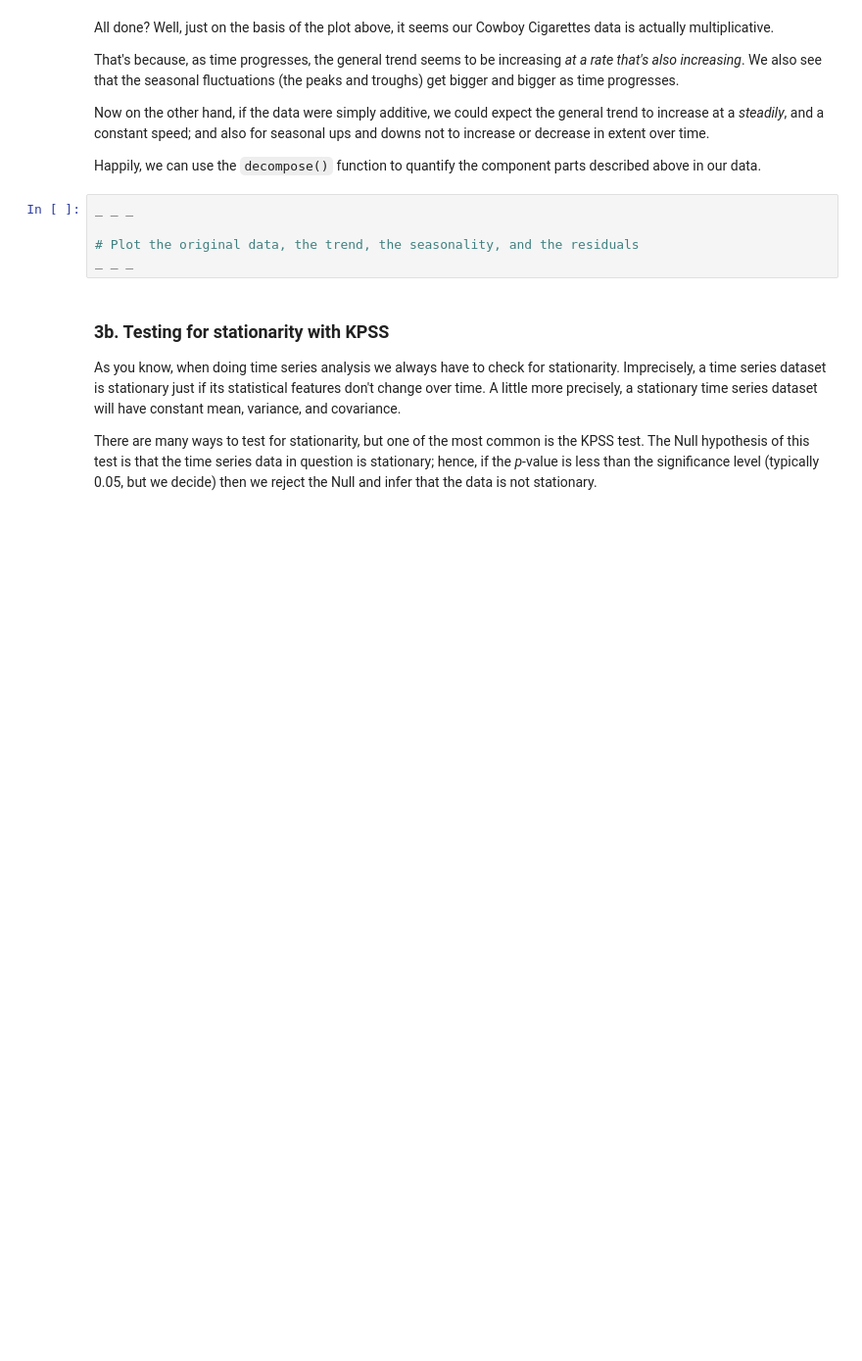
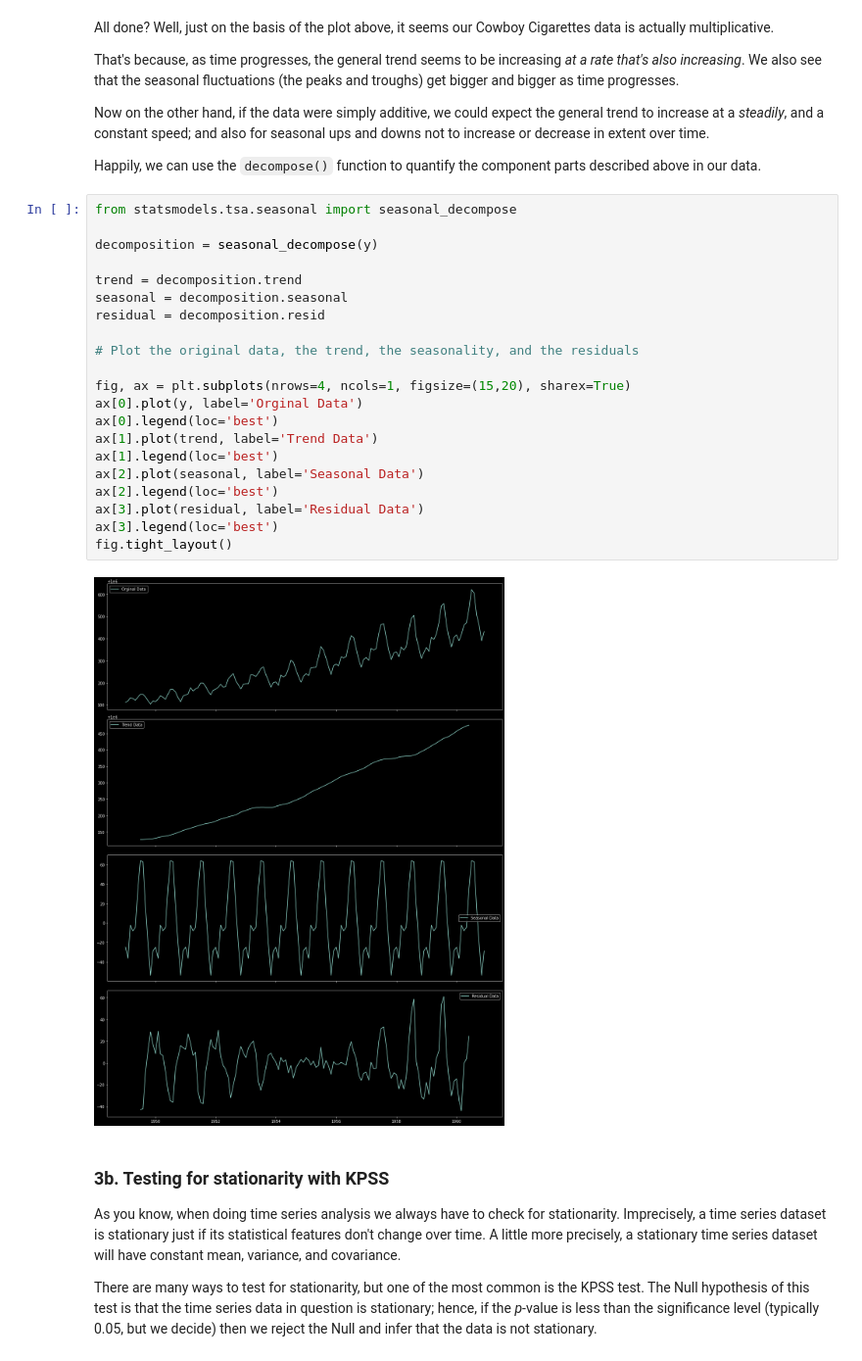
Before and after one commit to willkchan/Cowboy-Cigarettes-Time-Series-Investigation, a Jupyter notebook: Cowboys&CigrettesCaseStudy/Cowboy Cigarettes Case Study - Tier 3.ipynb, the cells around one changed output. Shown at 98% size. Cells and saved outputs as stored; diff of their text form; blank space fills up the shorter version.

```diff
--- a/Cowboys&CigrettesCaseStudy/Cowboy Cigarettes Case Study - Tier 3.ipynb
+++ b/Cowboys&CigrettesCaseStudy/Cowboy Cigarettes Case Study - Tier 3.ipynb
@@ -265,11 +273,29 @@ That's because, as time progresses, the general trend seems to be increasing *at
 Now on the other hand, if the data were simply additive, we could expect the general trend to increase at a *steadily*, and a constant speed; and also for seasonal ups and downs not to increase or decrease in extent over time.
 
 Happily, we can use the `decompose()` function to quantify the component parts described above in our data.
-# %%
-_ _ _
-
-# Plot the original data, the trend, the seasonality, and the residuals
-_ _ _
+# %%
+from statsmodels.tsa.seasonal import seasonal_decompose
+
+decomposition = seasonal_decompose(y)
+
+trend = decomposition.trend
+seasonal = decomposition.seasonal
+residual = decomposition.resid
+
+# Plot the original data, the trend, the seasonality, and the residuals
+
+fig, ax = plt.subplots(nrows=4, ncols=1, figsize=(15,20), sharex=True)
+ax[0].plot(y, label='Orginal Data')
+ax[0].legend(loc='best')
+ax[1].plot(trend, label='Trend Data')
+ax[1].legend(loc='best')
+ax[2].plot(seasonal, label='Seasonal Data')
+ax[2].legend(loc='best')
+ax[3].plot(residual, label='Residual Data')
+ax[3].legend(loc='best')
+fig.tight_layout()
+# %% [output]
+[figure, added]
 # %% [markdown]
 ### 3b. Testing for stationarity with KPSS
 As you know, when doing time series analysis we always have to check for stationarity. Imprecisely, a time series dataset is stationary just if its statistical features don't change over time. A little more precisely, a stationary time series dataset will have constant mean, variance, and covariance.
```
Also changed, not shown: parts of 26 cells of this notebook.
